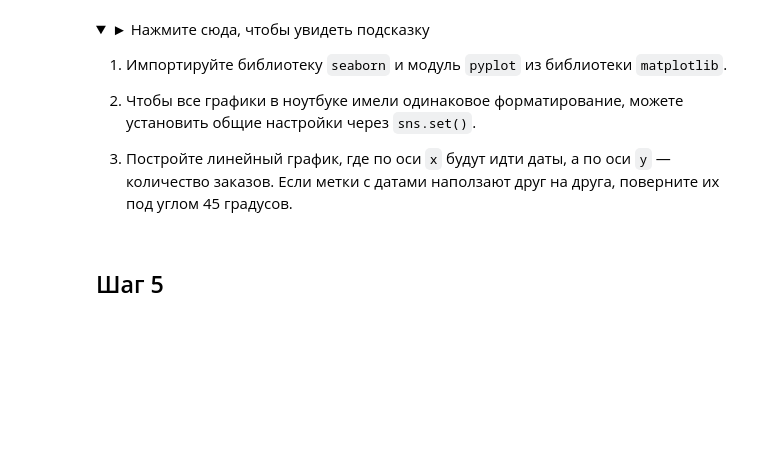
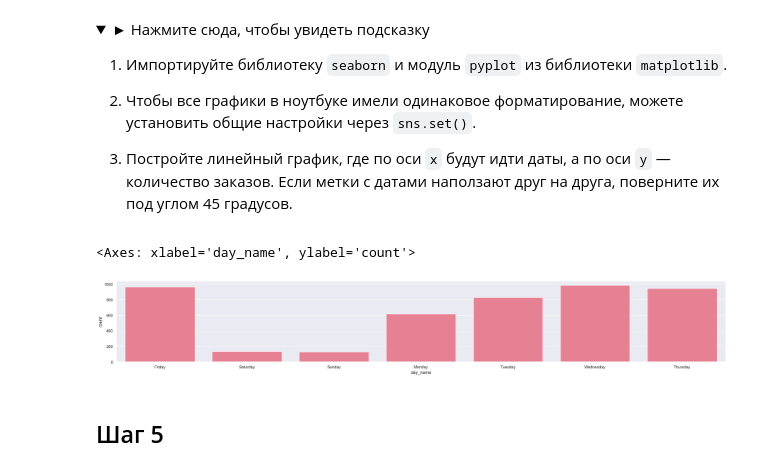
Before and after one commit to m-amirov/karpov.courses, a Jupyter notebook: notebooks/final_project_python.ipynb, the cells around one changed output. Cells and saved outputs as stored; diff of their text form; code cells hidden in the pictures; folded sections open; blank space fills up the shorter version.

```diff
--- a/notebooks/final_project_python.ipynb
+++ b/notebooks/final_project_python.ipynb
@@ -140,6 +124,8 @@ df_products
 df_products.to_csv('../data/final_project/products.csv', index=False)
 df_order_status.to_csv('../data/final_project/order_status.csv', index=False)
 df_orders.to_csv('../data/final_project/orders.csv', index=False)
+
+df_orders = pd.read_csv('../data/final_project/orders.csv', parse_dates=['date'])
 # %% [markdown]
 ### Посмотрим на общую динамику заказов и определим дни, которые выбиваются из общей картины
 # %% [markdown]
@@ -189,3 +187,17 @@ df_orders.to_csv('../data/final_project/orders.csv', index=False)
+# %%
+# Преобразование даты в день недели
+df_orders['day_name'] = df_orders['date'].dt.day_name()
+# %%
+import seaborn as sns
+from matplotlib import pyplot as plt
+
+sns.set_theme(style="darkgrid", palette="husl")
+plt.figure(figsize=(30, 4))
+sns.countplot(x='day_name',  data=df_orders)
+df_orders = df_orders.drop(columns='day_name')
+# %% [output]
+<Axes: xlabel='day_name', ylabel='count'>
+[figure, added]
 # %% [markdown]
 ## Шаг 5
 # %% [markdown]
```
Also changed, not shown: parts of 8 cells of this notebook.
